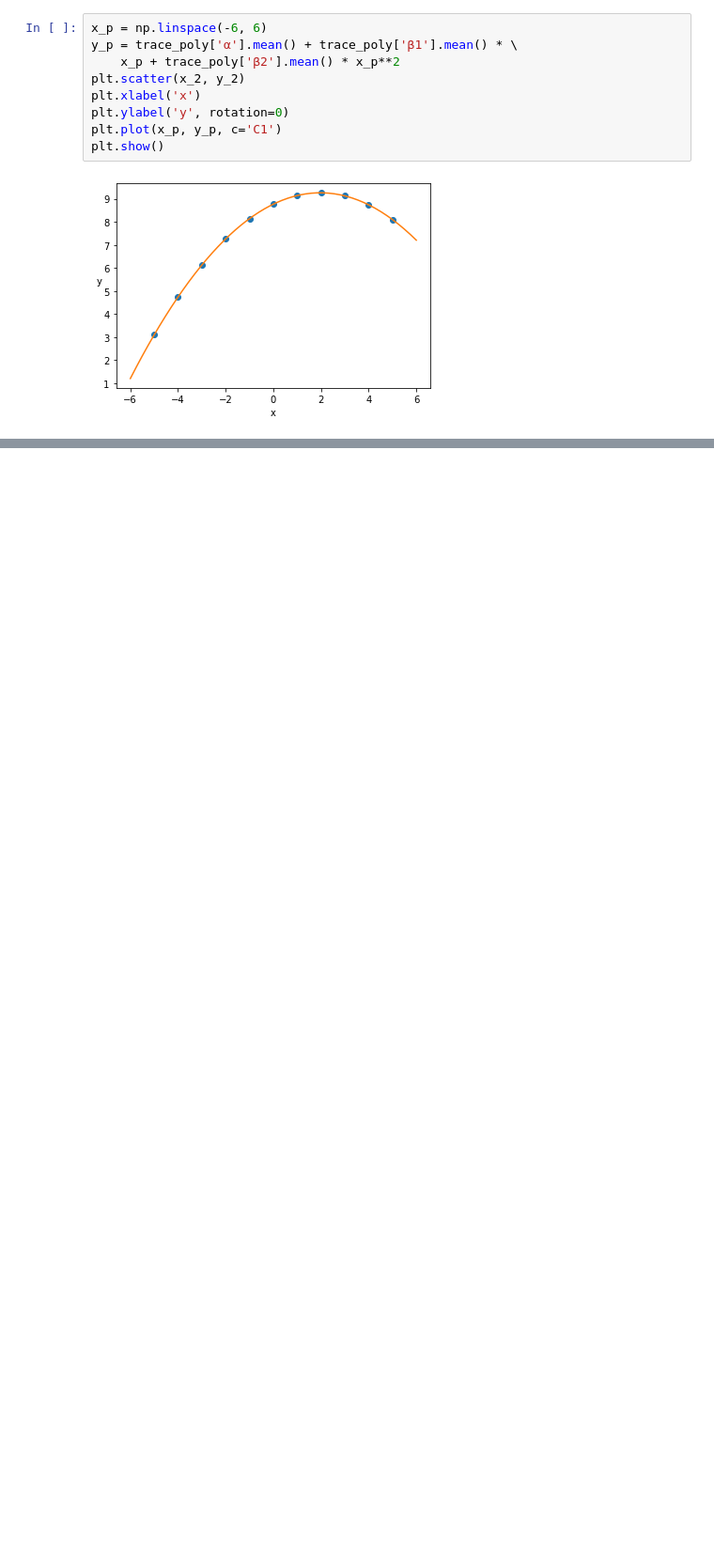
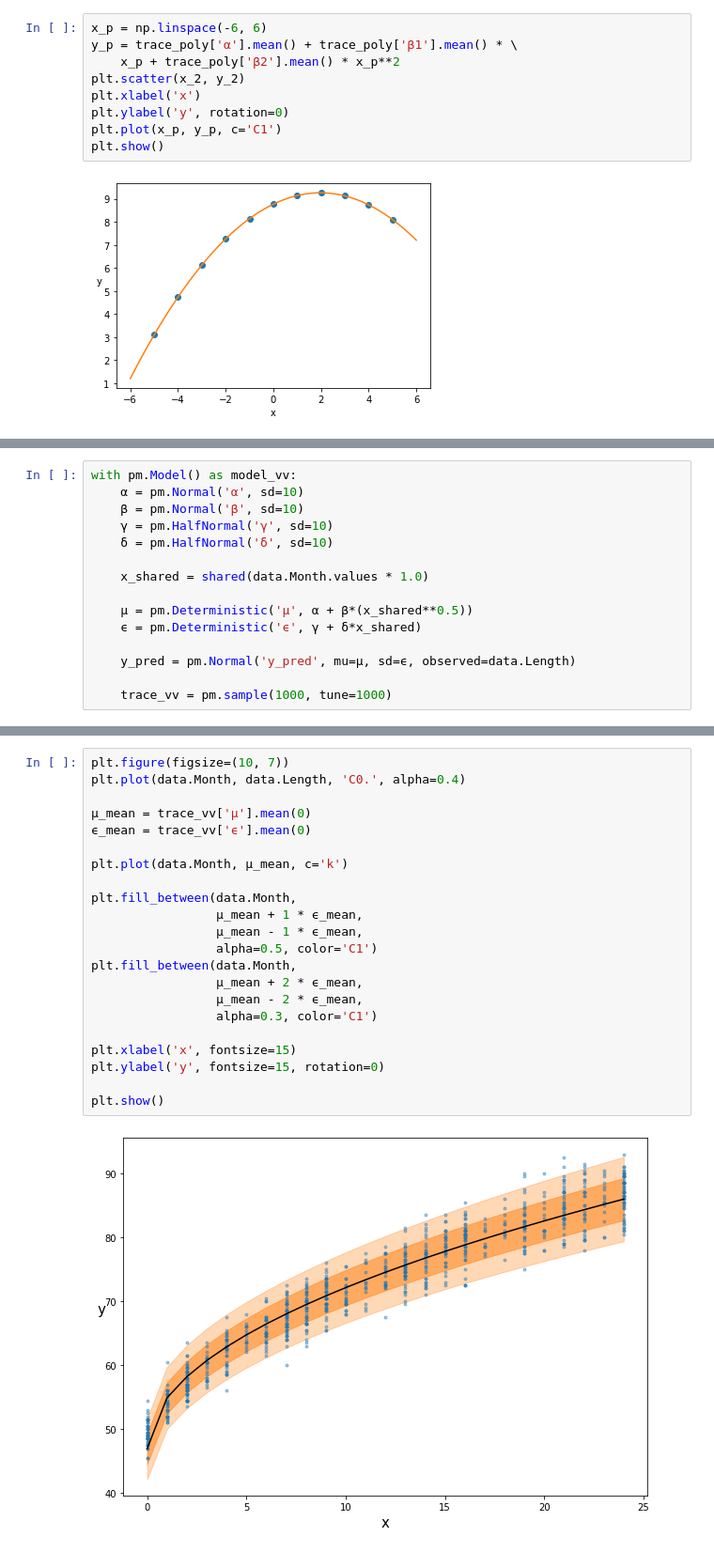
Before and after one commit to jhrcook/bayesian-analysis-with-python_e2, a Jupyter notebook: 03_modeling-with-linear-regression.ipynb, the cells around one changed output, grey strips where cells are left out. Shown at 94% size. Cells and saved outputs as stored; diff of their text form; blank space fills up the shorter version.

```diff
--- a/03_modeling-with-linear-regression.ipynb
+++ b/03_modeling-with-linear-regression.ipynb
@@ -393,0 +496,15 @@ plt.show()
+# %%
+with pm.Model() as model_vv:
+    α = pm.Normal('α', sd=10)
+    β = pm.Normal('β', sd=10)
+    γ = pm.HalfNormal('γ', sd=10)
+    ẟ = pm.HalfNormal('ẟ', sd=10)
+
+    x_shared = shared(data.Month.values * 1.0)
+
+    µ = pm.Deterministic('µ', α + β*(x_shared**0.5))
+    ϵ = pm.Deterministic('ϵ', γ + ẟ*x_shared)
+
+    y_pred = pm.Normal('y_pred', mu=µ, sd=ϵ, observed=data.Length)
+
+    trace_vv = pm.sample(1000, tune=1000)
@@ -393,0 +518,24 @@ plt.show()
+# %%
+plt.figure(figsize=(10, 7))
+plt.plot(data.Month, data.Length, 'C0.', alpha=0.4)
+
+µ_mean = trace_vv['µ'].mean(0)
+ϵ_mean = trace_vv['ϵ'].mean(0)
+
+plt.plot(data.Month, µ_mean, c='k')
+
+plt.fill_between(data.Month,
+                 µ_mean + 1 * ϵ_mean,
+                 µ_mean - 1 * ϵ_mean,
+                 alpha=0.5, color='C1')
+plt.fill_between(data.Month,
+                 µ_mean + 2 * ϵ_mean,
+                 µ_mean - 2 * ϵ_mean,
+                 alpha=0.3, color='C1')
+
+plt.xlabel('x', fontsize=15)
+plt.ylabel('y', fontsize=15, rotation=0)
+
+plt.show()
+# %% [output]
+[figure, added]
```
Also changed, not shown: parts of 19 cells of this notebook, 6 other files.
